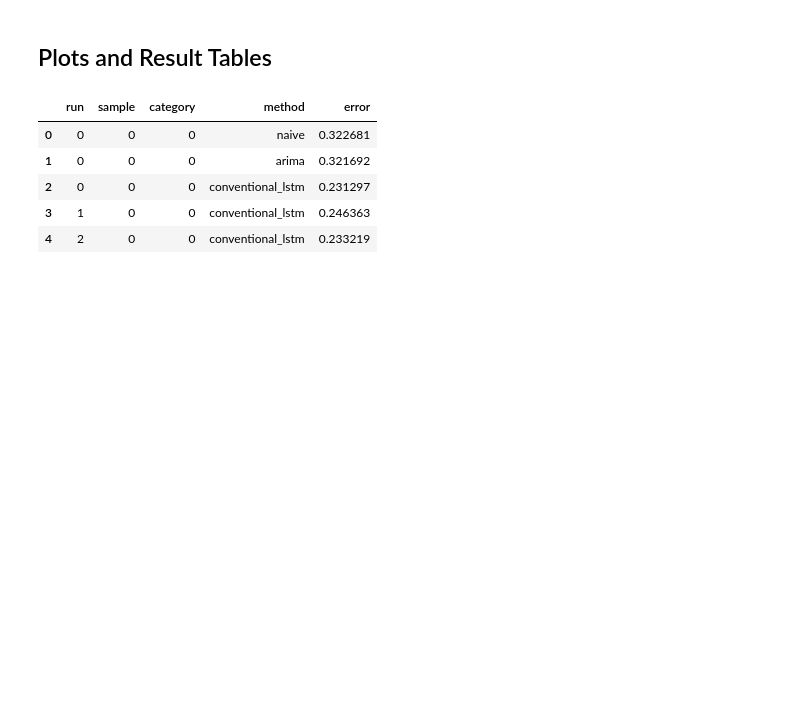
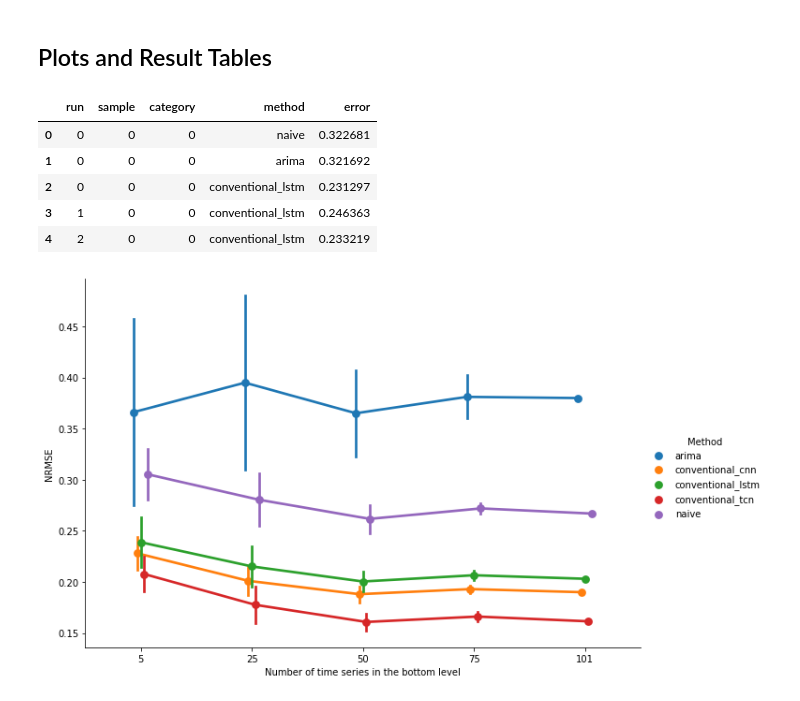
Before and after one commit to ManeeshaPerera/HTCNN-Forecasting, a Jupyter notebook: notebooks/swis_random_sample_results.ipynb, the cells around one changed output. Drawn from its saved outputs; the diff is of its cells as text; code cells hidden in the pictures; blank space fills up the shorter version.

```diff
--- a/notebooks/swis_random_sample_results.ipynb
+++ b/notebooks/swis_random_sample_results.ipynb
@@ -31,6 +31,18 @@ hf_df.head()
 | 2 | 0 | 0 | 0 | conventional_lstm | 0.231297 |
 | 3 | 1 | 0 | 0 | conventional_lstm | 0.246363 |
 | 4 | 2 | 0 | 0 | conventional_lstm | 0.233219 |
+# %%
+# this will take the mean across runs
+
+temp_df = hf_df.groupby(['sample', 'category', 'method']).agg({'error': 'mean'}).reset_index()
+# %%
+plt_benchmark = sns.catplot(data=temp_df, x='category', y='error', hue='method', kind="point", ci='sd',
+                dodge=True, figsize=(20,70), height=6, aspect=1.5)
+plt_benchmark.set_xticklabels(['5', '25', '50', '75', '101'])
+plt_benchmark.set(xlabel='Number of time series in the bottom level', ylabel='NRMSE')
+plt_benchmark._legend.set_title('Method')
+# %% [output]
+[figure, added]
 # %%
 def get_df_method(approach_df, method_name):
     runs = approach_df.values
```
Also changed, not shown: parts of 17 cells of this notebook, 10 other files.
